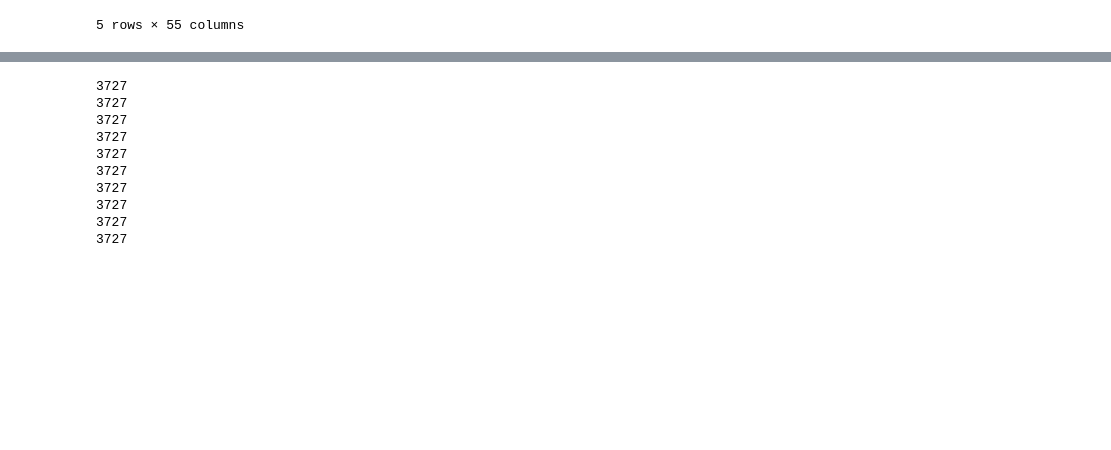
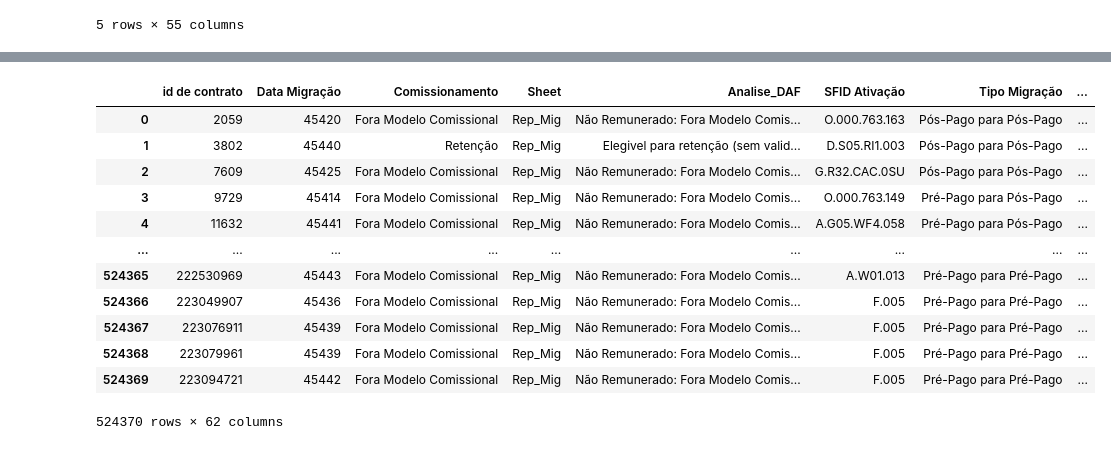
Before and after one commit to josepmatias/ONE, a Jupyter notebook: Migrações/Migracoes_resumo.ipynb, the cells around one changed output, grey strips where cells are left out. Drawn from its saved outputs; the diff is of its cells as text; code cells hidden in the pictures; blank space fills up the shorter version.

```diff
--- a/Migrações/Migracoes_resumo.ipynb
+++ b/Migrações/Migracoes_resumo.ipynb
@@ -78,24 +66,38 @@ lista_cruzamento=cruzamento(resumo, retalho_migracoes, "COD_LOC_SA", "id de cont
 # %%
 #função para actualizar a folha resumo com os novos valores para as colunas do relatório de migrações fecho
 
+def cols_fecho (db, dbfecho, lista_cols_fecho, lista_cols_mig, lista_cruzar, col):
+  dbfecho.sort_values(by=col, ascending=True, inplace=True)
+  for i, j in zip(lista_cols_fecho, lista_cols_mig):
+    lista_valores_fecho=dbfecho.loc[dbfecho[col].isin(lista_cruzar), i].values.tolist()
+    db.loc[db["id de contrato"].isin(lista_cruzar), j]=lista_valores_fecho
+  return db
+
+cols_fecho(db=resumo, dbfecho=retalho_migracoes, lista_cols_fecho=["COD_AGEN", "COD_DELEG_AGEN", "COD_ENT_AGEN", "COD_DIA0", "Nível 2"], \
+lista_cols_mig=["Cav Marcação(Retalho)", "Delegação", "Entidade", "Data Marcação", "Canal"], lista_cruzar=lista_cruzamento, col="COD_LOC_SA")
 
 
-lista_cols_fecho=["COD_AGEN", "COD_DELEG_AGEN", "COD_ENT_AGEN", "COD_DIA0", "Nível 2"]
-lista_cols_mig=["Cav Marcação(Retalho)", "Delegação", "Entidade", "Data Marcação", "Canal"]
 
-retalho_migracoes.sort_values("COD_LOC_SA", ascending=True, inplace=True)
-for i, j in zip(lista_cols_fecho, lista_cols_mig):
-  lista_valores_fecho=retalho_migracoes.loc[retalho_migracoes["COD_LOC_SA"].isin(lista_cruzamento), i].values.tolist()
 
-  resumo.loc[resumo["id de contrato"].isin(lista_cruzamento), j]=lista_valores_fecho
+#lista_cols_fecho=["COD_AGEN", "COD_DELEG_AGEN", "COD_ENT_AGEN", "COD_DIA0", "Nível 2"]
+#lista_cols_mig=["Cav Marcação(Retalho)", "Delegação", "Entidade", "Data Marcação", "Canal"]
+
+#retalho_migracoes.sort_values("COD_LOC_SA", ascending=True, inplace=True)
+#for i, j in zip(lista_cols_fecho, lista_cols_mig):
+  #lista_valores_fecho=retalho_migracoes.loc[retalho_migracoes["COD_LOC_SA"].isin(lista_cruzamento), i].values.tolist()
+
+  #resumo.loc[resumo["id de contrato"].isin(lista_cruzamento), j]=lista_valores_fecho
 # %% [output]
+|  | id de contrato | Data Migração | Comissionamento | Sheet | Analise_DAF | SFID Ativação | Tipo Migração | ... |
+| 0 | 2059 | 45420 | Fora Modelo Comissional | Rep_Mig | Não Remunerado: Fora Modelo Comis... | O.000.763.163 | Pós-Pago para Pós-Pago | ... |
+| 1 | 3802 | 45440 | Retenção | Rep_Mig | Elegivel para retenção (sem valid... | D.S05.RI1.003 | Pós-Pago para Pós-Pago | ... |
+| 2 | 7609 | 45425 | Fora Modelo Comissional | Rep_Mig | Não Remunerado: Fora Modelo Comis... | G.R32.CAC.0SU | Pós-Pago para Pós-Pago | ... |
+| 3 | 9729 | 45414 | Fora Modelo Comissional | Rep_Mig | Não Remunerado: Fora Modelo Comis... | O.000.763.149 | Pré-Pago para Pós-Pago | ... |
+| 4 | 11632 | 45441 | Fora Modelo Comissional | Rep_Mig | Não Remunerado: Fora Modelo Comis... | A.G05.WF4.058 | Pré-Pago para Pós-Pago | ... |
+| ... | ... | ... | ... | ... | ... | ... | ... | ... |
+| 524365 | 222530969 | 45443 | Fora Modelo Comissional | Rep_Mig | Não Remunerado: Fora Modelo Comis... | A.W01.013 | Pré-Pago para Pré-Pago | ... |
+| 524366 | 223049907 | 45436 | Fora Modelo Comissional | Rep_Mig | Não Remunerado: Fora Modelo Comis... | F.005 | Pré-Pago para Pré-Pago | ... |
+| 524367 | 223076911 | 45439 | Fora Modelo Comissional | Rep_Mig | Não Remunerado: Fora Modelo Comis... | F.005 | Pré-Pago para Pré-Pago | ... |
+| 524368 | 223079961 | 45439 | Fora Modelo Comissional | Rep_Mig | Não Remunerado: Fora Modelo Comis... | F.005 | Pré-Pago para Pré-Pago | ... |
+| 524369 | 223094721 | 45442 | Fora Modelo Comissional | Rep_Mig | Não Remunerado: Fora Modelo Comis... | F.005 | Pré-Pago para Pré-Pago | ... |
-3727
-3727
-3727
-3727
-3727
-3727
-3727
-3727
-3727
-3727
+524370 rows × 62 columns
```
Also changed, not shown: parts of 7 cells of this notebook.
